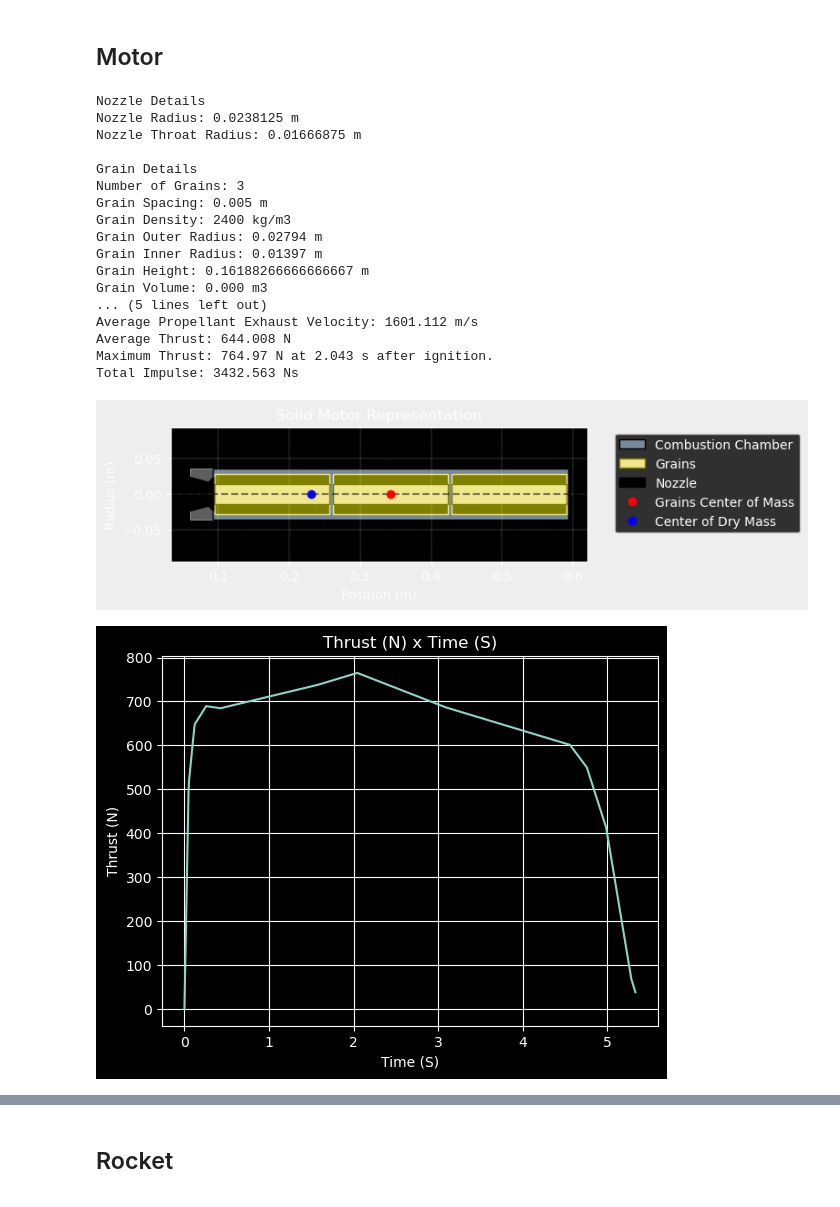
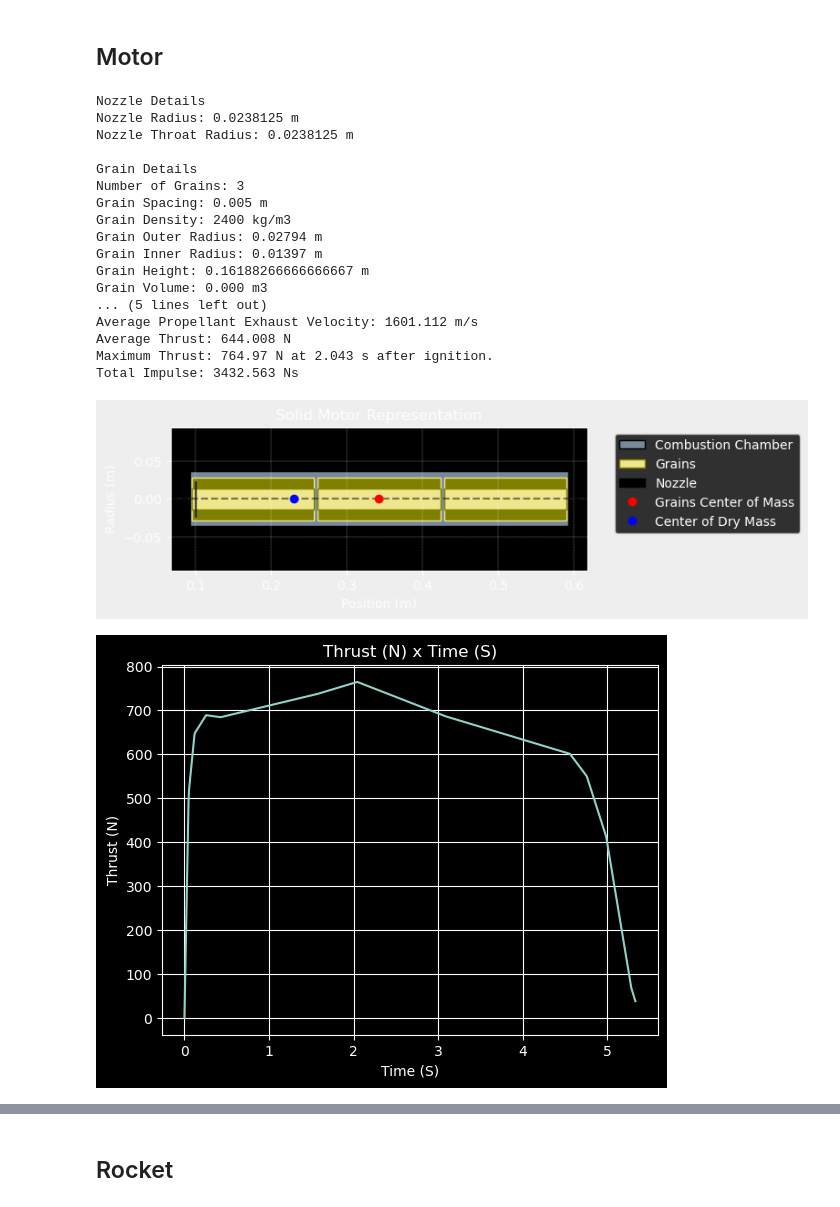
Before and after one commit to ULAS-HiPR/RocketPy, a Jupyter notebook: EuRoC24/Technical.ipynb, the cells around one changed output, grey strips where cells are left out. Saved outputs shown, nothing was run; the diff lists cells and outputs as text; code cells hidden in the pictures.

```diff
--- a/EuRoC24/Technical.ipynb
+++ b/EuRoC24/Technical.ipynb
@@ -55,37 +54,37 @@ PRO75L645 = SolidMotor(
     nozzle_radius=2.38125 / 100,  # of nozzle exit in meters [CORRECT]
     grain_number=3,  # Number of propellant grains
     grain_density=2400,  # 2563.3825,  # kg/m^3 [CORRECT]
     grain_outer_radius=2.794 / 100,  # meters [CORRECT]
     grain_initial_inner_radius=0.01397,  # meters
     grain_initial_height=0.485648 / 3,  # meters
     grain_separation=5 / 1000,  # meters
     grains_center_of_mass_position=0.343,
     center_of_dry_mass_position=0.231,  # formula: lenngth of the aft part of the motor / (length of the aft part of the motor + length of the forward part of the motor)
-    nozzle_position=0.06,  # relative to the combustion chamber
+    nozzle_position=0.1,  # relative to the combustion chamber
     burn_time=5.33,  # seconds
-    throat_radius=0.7 * (2.38125 / 100),  # meters
+    throat_radius=1 * (2.38125 / 100),  # meters
     coordinate_system_orientation="nozzle_to_combustion_chamber",  # Orientation of the coordinate system -> EXTREMLY IMPORTANT
 )
 PRO75L645.all_info()
 # %% [output]
 Nozzle Details
 Nozzle Radius: 0.0238125 m
-Nozzle Throat Radius: 0.01666875 m
+Nozzle Throat Radius: 0.0238125 m
 
 Grain Details
 Number of Grains: 3
 Grain Spacing: 0.005 m
 Grain Density: 2400 kg/m3
 Grain Outer Radius: 0.02794 m
 Grain Inner Radius: 0.01397 m
 Grain Height: 0.16188266666666667 m
 Grain Volume: 0.000 m3
 ... (5 lines left out)
 Average Propellant Exhaust Velocity: 1601.112 m/s
 Average Thrust: 644.008 N
 Maximum Thrust: 764.97 N at 2.043 s after ignition.
 Total Impulse: 3432.563 Ns
-[figure, old version]
+[figure, new version]
 [figure]
 [figure]
 [figure]
```
Also changed, not shown: parts of 5 cells of this notebook.
